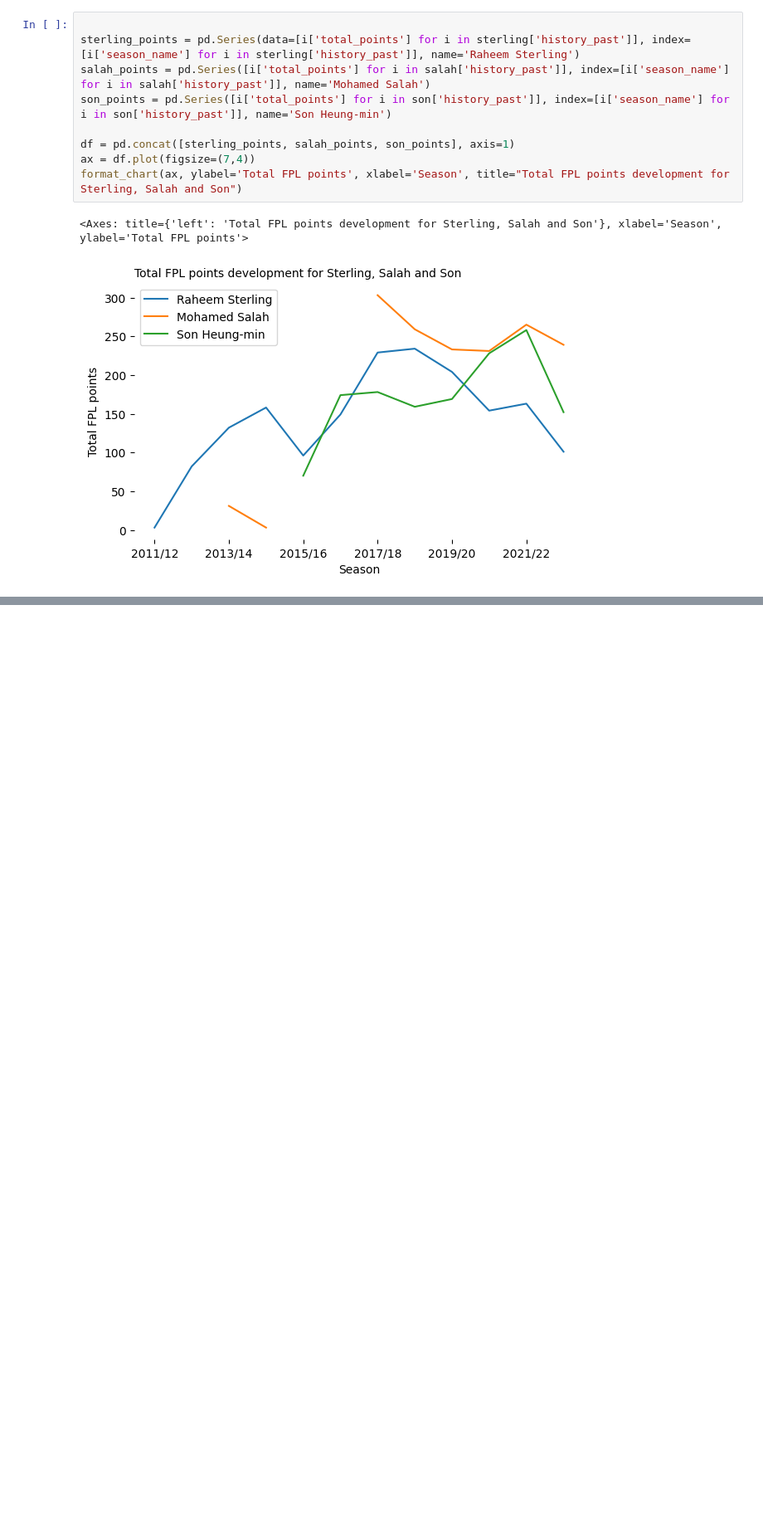
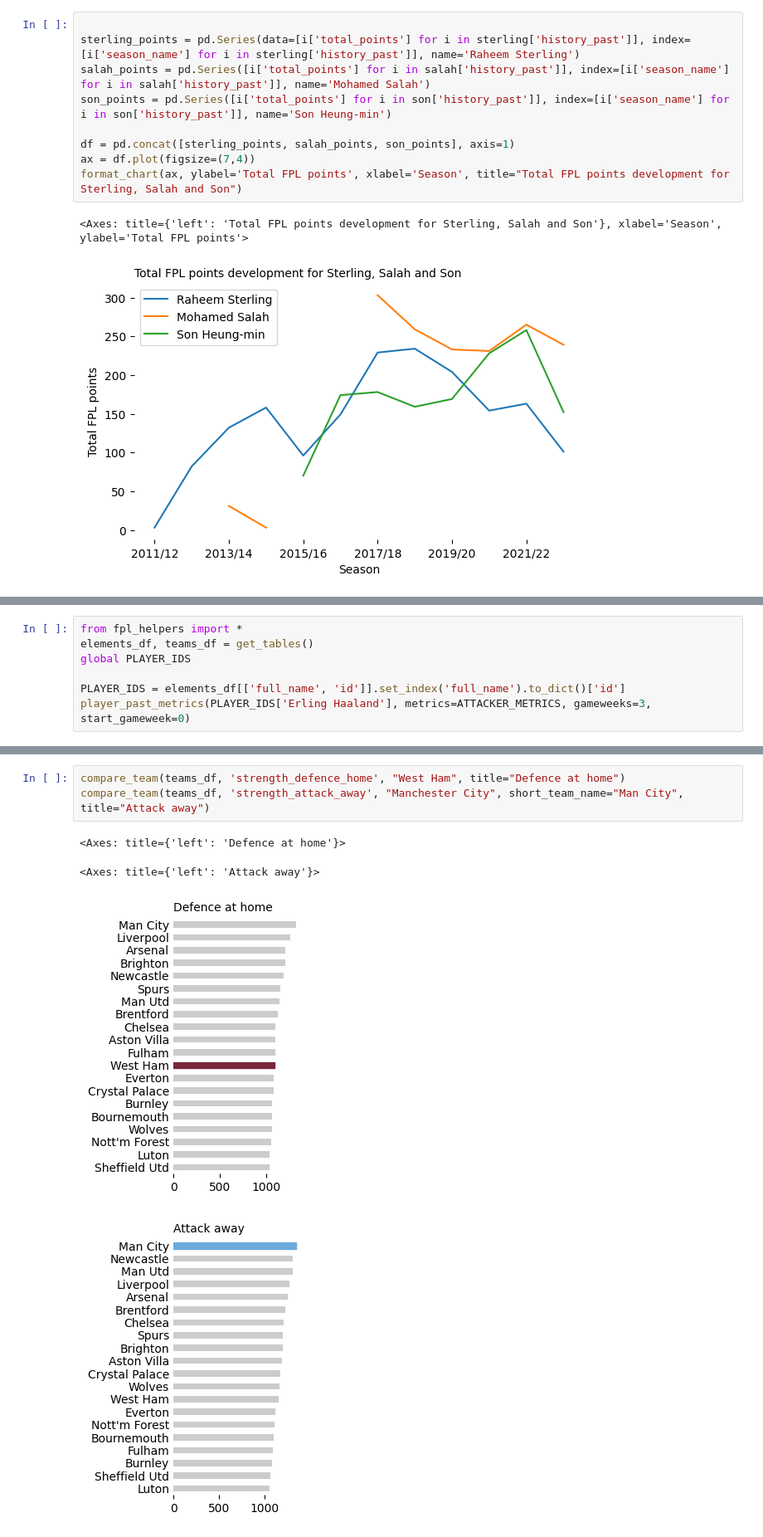
Before and after one commit to geirfreysson/fpl, a Jupyter notebook: gw5.ipynb, the cells around one changed output, grey strips where cells are left out. Shown at 83% size. Cells and saved outputs as stored; diff of their text form; blank space fills up the shorter version.

```diff
--- a/gw5.ipynb
+++ b/gw5.ipynb
@@ -141,0 +253,7 @@ ax
+# %%
+from fpl_helpers import *
+elements_df, teams_df = get_tables()
+global PLAYER_IDS
+
+PLAYER_IDS = elements_df[['full_name', 'id']].set_index('full_name').to_dict()['id']
+player_past_metrics(PLAYER_IDS['Erling Haaland'], metrics=ATTACKER_METRICS, gameweeks=3, start_gameweek=0)
@@ -141,0 +417,8 @@ ax
+# %%
+compare_team(teams_df, 'strength_defence_home', "West Ham", title="Defence at home")
+compare_team(teams_df, 'strength_attack_away', "Manchester City", short_team_name="Man City", title="Attack away")
+# %% [output]
+<Axes: title={'left': 'Defence at home'}>
+<Axes: title={'left': 'Attack away'}>
+[figure, added]
+[figure, added]
```
Also changed, not shown: parts of 23 cells of this notebook, 5 other files.
